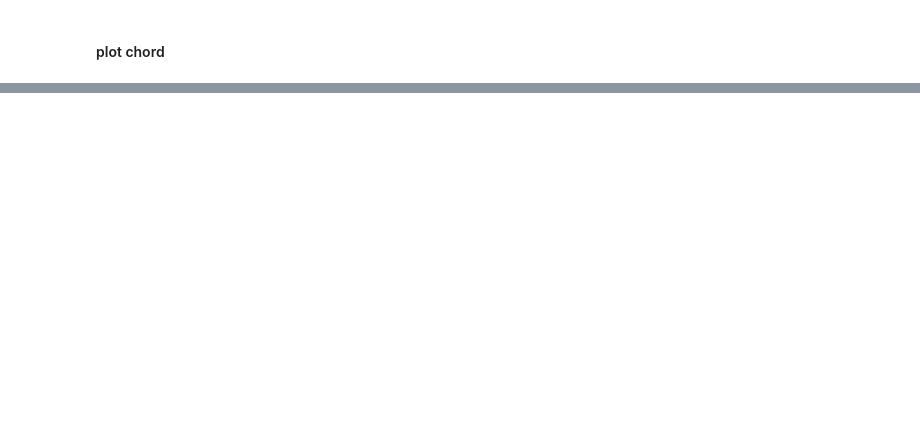
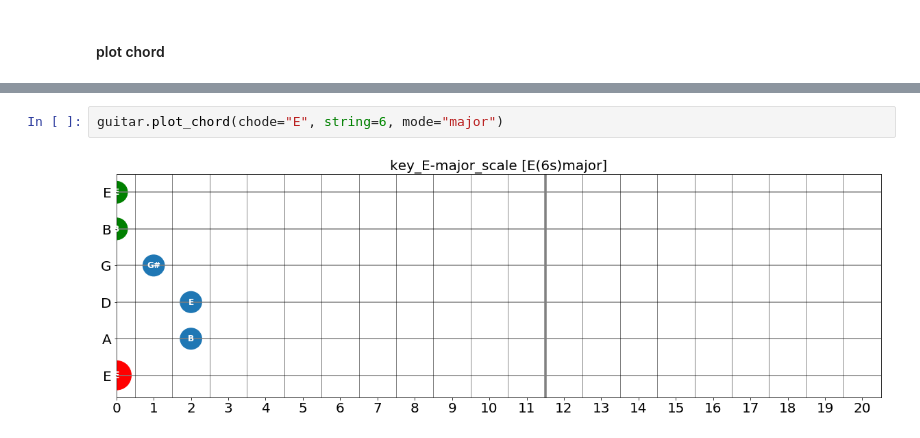
Before and after one commit to iwasakishuto/PyGuitar, a Jupyter notebook: examples.ipynb, the cells around one changed output, grey strips where cells are left out. Drawn from its saved outputs; the diff is of its cells as text; blank space fills up the shorter version.

```diff
--- a/examples.ipynb
+++ b/examples.ipynb
@@ -23,0 +47,4 @@ NotImplementedError: Not Impremented.
+# %%
+guitar.plot_chord(chode="E", string=6, mode="major")
+# %% [output]
+[figure, added]
```
Also changed, not shown: parts of 15 cells of this notebook.
